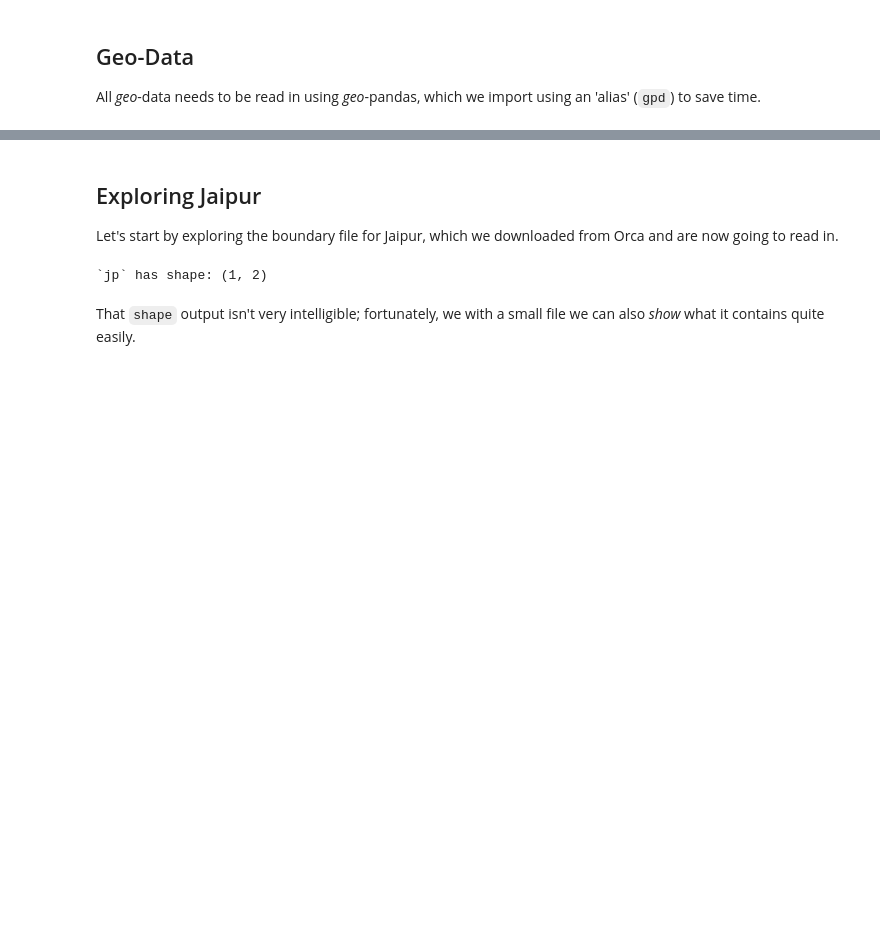
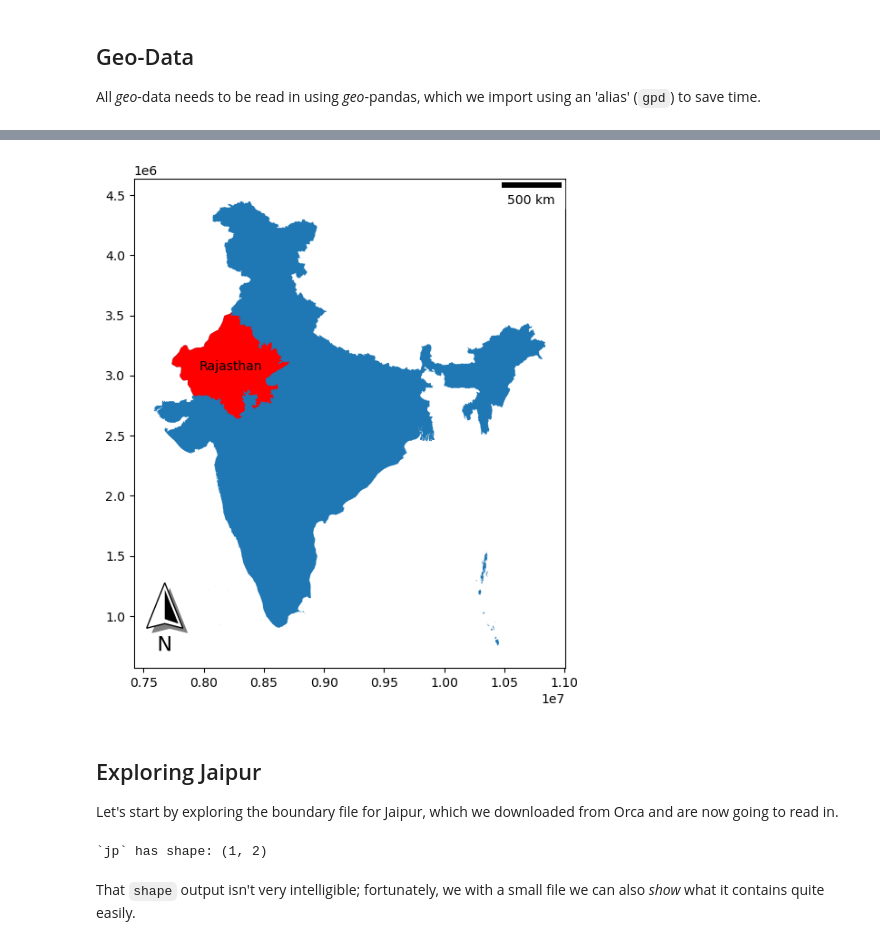
Before and after one commit to jreades/jaipur, a Jupyter notebook: practicals/Exploring_Map_Data.ipynb, the cells around one changed output, grey strips where cells are left out. Cells and saved outputs as stored; diff of their text form; code cells hidden in the pictures; blank space fills up the shorter version.

```diff
--- a/practicals/Exploring_Map_Data.ipynb
+++ b/practicals/Exploring_Map_Data.ipynb
@@ -75,3 +106,19 @@ import geopandas as gpd # We only need to do this *once*
+# %%
+import matplotlib.pyplot as plt
+from matplotlib_scalebar.scalebar import ScaleBar
+from matplotlib_map_utils.core.north_arrow import NorthArrow, north_arrow
+
+f, ax = plt.subplots(1,1,figsize=(7,7))
+india.plot(ax=ax)
+raja.plot(color='red', ax=ax)
+plt.text(raja.centroid.x.iloc[0], raja.centroid.y.iloc[0], 'Rajasthan', horizontalalignment='center', verticalalignment='center')
+scalebar = ScaleBar(1)
+ax.add_artist(scalebar)
+north_arrow(
+    ax, location="lower left", rotation={"crs": india.crs, "reference": "center"}
+)
+# %% [output]
+[figure, added]
 # %% [markdown]
 ## Exploring Jaipur
 
```
Also changed, not shown: parts of 8 cells of this notebook, 6 other files.
